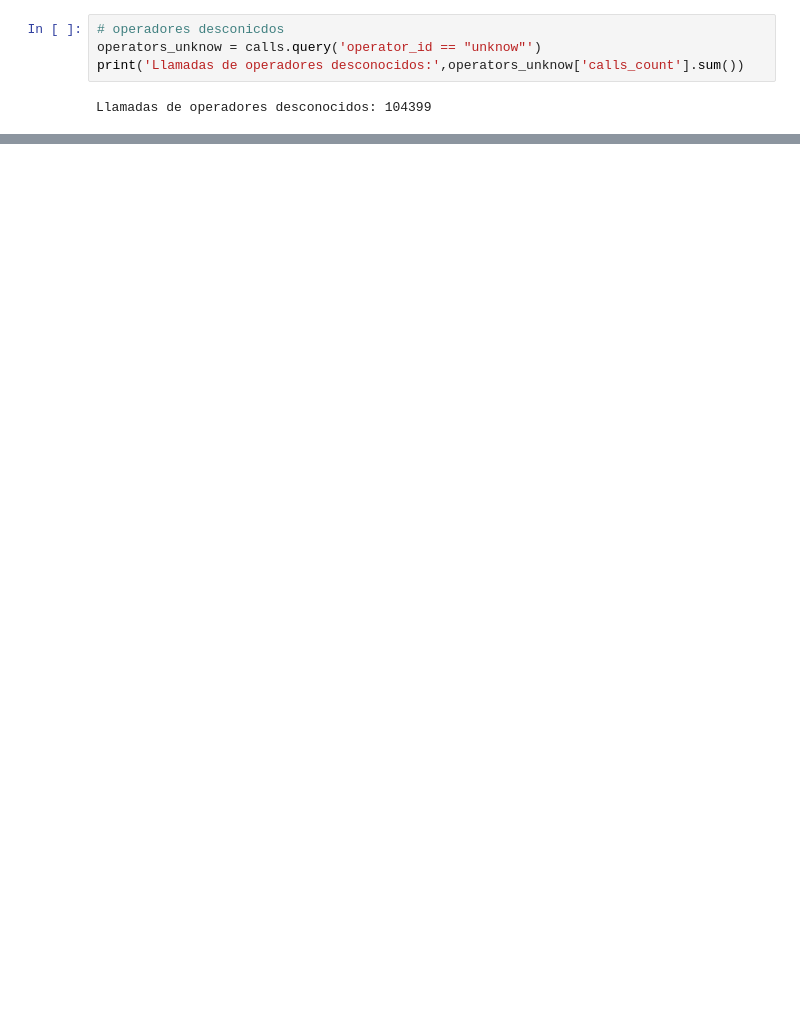
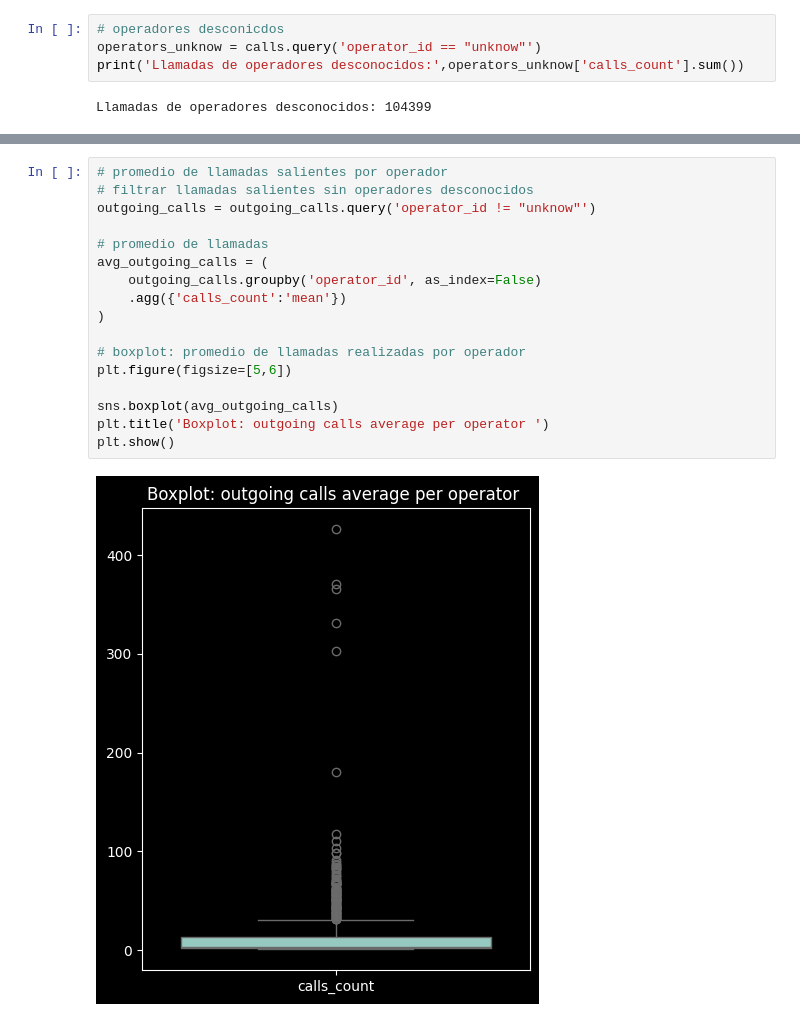
Before and after one commit to XivxnX/analisis_CallMeBaby, a Jupyter notebook: analisis_callmebaby.ipynb, the cells around one changed output, grey strips where cells are left out. Cells and saved outputs as stored; diff of their text form; blank space fills up the shorter version.

```diff
--- a/analisis_callmebaby.ipynb
+++ b/analisis_callmebaby.ipynb
@@ -322,0 +418,19 @@ Para el análisis de los operadores ineficaces <span style="color: gold;">**no s
+# %%
+# promedio de llamadas salientes por operador
+# filtrar llamadas salientes sin operadores desconocidos
+outgoing_calls = outgoing_calls.query('operator_id != "unknow"')
+
+# promedio de llamadas
+avg_outgoing_calls = (
+    outgoing_calls.groupby('operator_id', as_index=False)
+    .agg({'calls_count':'mean'})
+)
+
+# boxplot: promedio de llamadas realizadas por operador
+plt.figure(figsize=[5,6])
+
+sns.boxplot(avg_outgoing_calls)
+plt.title('Boxplot: outgoing calls average per operator ')
+plt.show()
+# %% [output]
+[figure, added]
```
Also changed, not shown: parts of 23 cells of this notebook.
